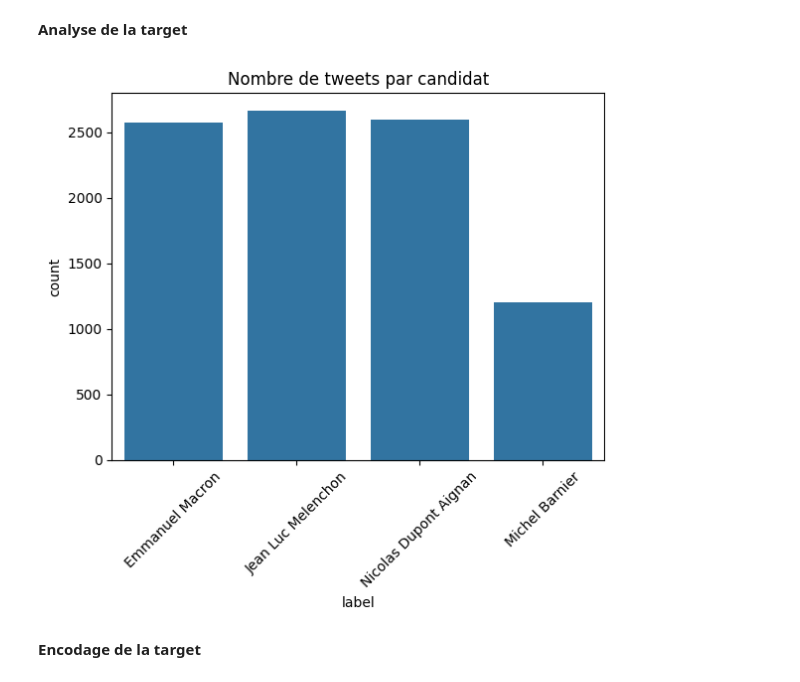
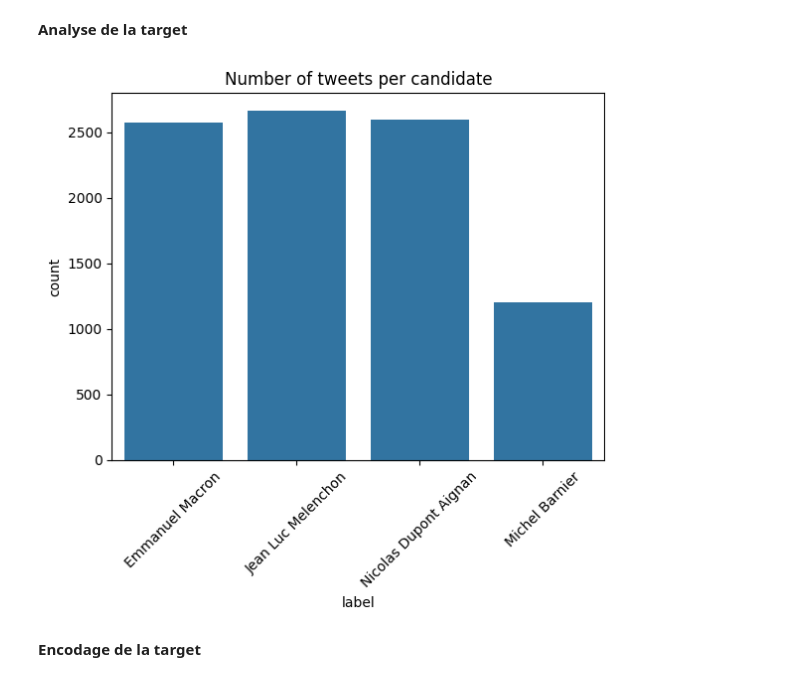
Before and after one commit to jeremiegautreau/Tweet_classification_bert, a Jupyter notebook: Project_tweet_classification_Bert.ipynb, the cells around one changed output. Saved outputs shown, nothing was run; the diff lists cells and outputs as text; code cells hidden in the pictures.

```diff
--- a/Project_tweet_classification_Bert.ipynb
+++ b/Project_tweet_classification_Bert.ipynb
@@ -66,12 +68,12 @@ data_c2['Bert'] = data_c2['text'].apply(preprocessing_camenBert)
 # %%
 import seaborn as sns
 
 sns.countplot(x='label', data=data_c2)
 plt.xticks(rotation=45)
-plt.title('Nombre de tweets par candidat')
+plt.title('Number of tweets per candidate')
 plt.show()
 # %% [output]
-[figure, old version]
+[figure, new version]
 # %% [markdown]
 **Encodage de la target**
 # %%
```
Also changed, not shown: parts of 2 cells of this notebook.
